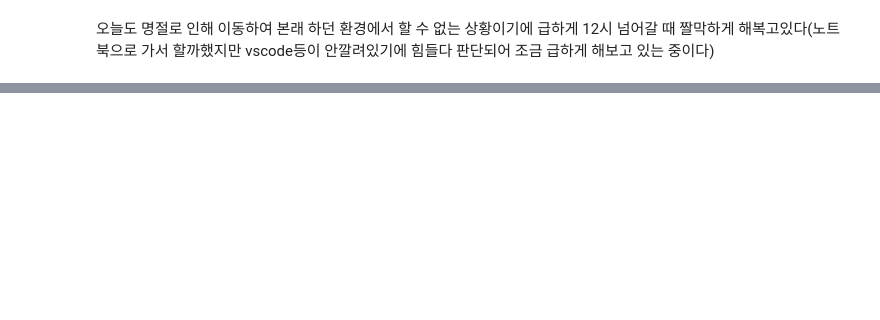
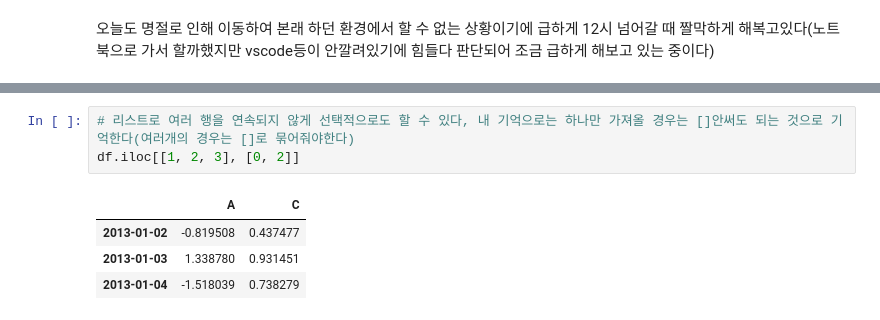
Before and after one commit to kyeob1107/pandas_til, a Jupyter notebook: local_getting_used_pandas.ipynb, the cells around one changed output, grey strips where cells are left out. Drawn from its saved outputs; the diff is of its cells as text; blank space fills up the shorter version.

```diff
--- a/local_getting_used_pandas.ipynb
+++ b/local_getting_used_pandas.ipynb
@@ -774,0 +807,8 @@ Freq: D, Name: A, dtype: float64
+# %%
+# 리스트로 여러 행을 연속되지 않게 선택적으로도 할 수 있다, 내 기억으로는 하나만 가져올 경우는 []안써도 되는 것으로 기억한다(여러개의 경우는 []로 묶어줘야한다)
+df.iloc[[1, 2, 3], [0, 2]]
+# %% [output]
+|  | A | C |
+| 2013-01-02 | -0.819508 | 0.437477 |
+| 2013-01-03 | 1.338780 | 0.931451 |
+| 2013-01-04 | -1.518039 | 0.738279 |
```
Also changed, not shown: parts of 17 cells of this notebook.
